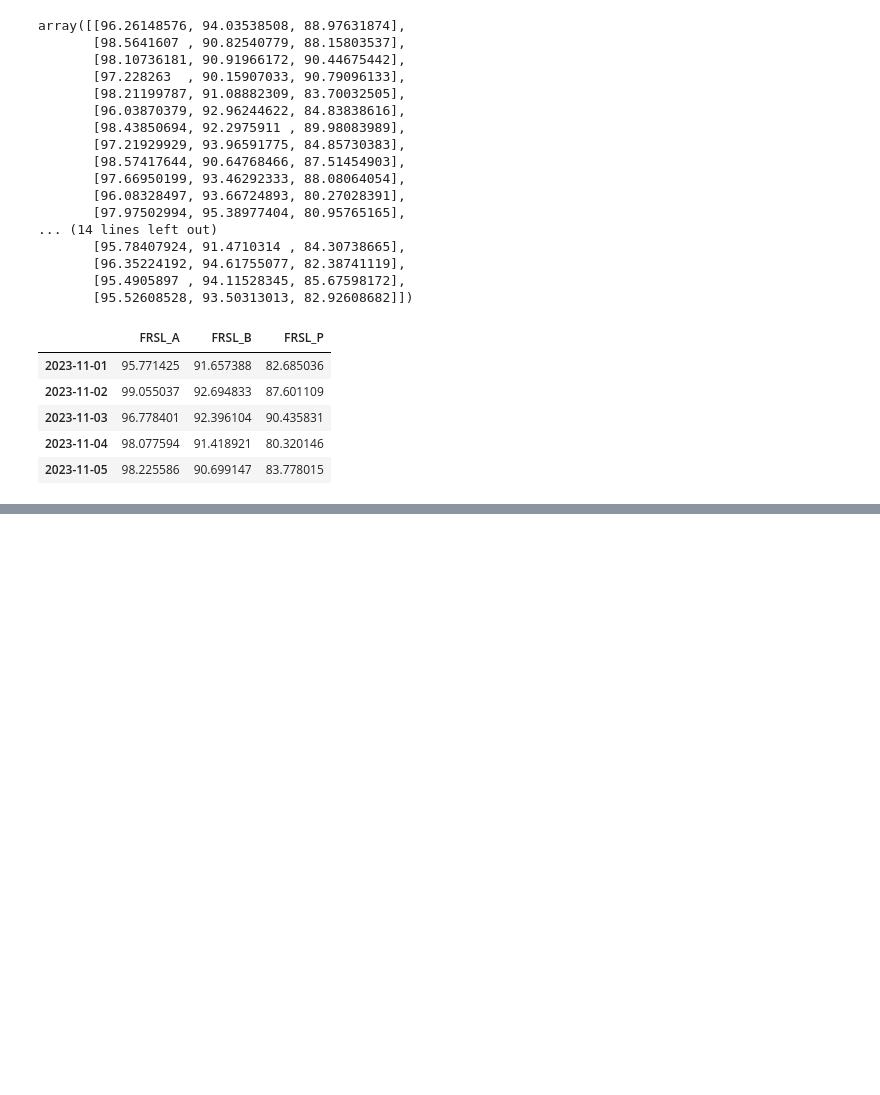
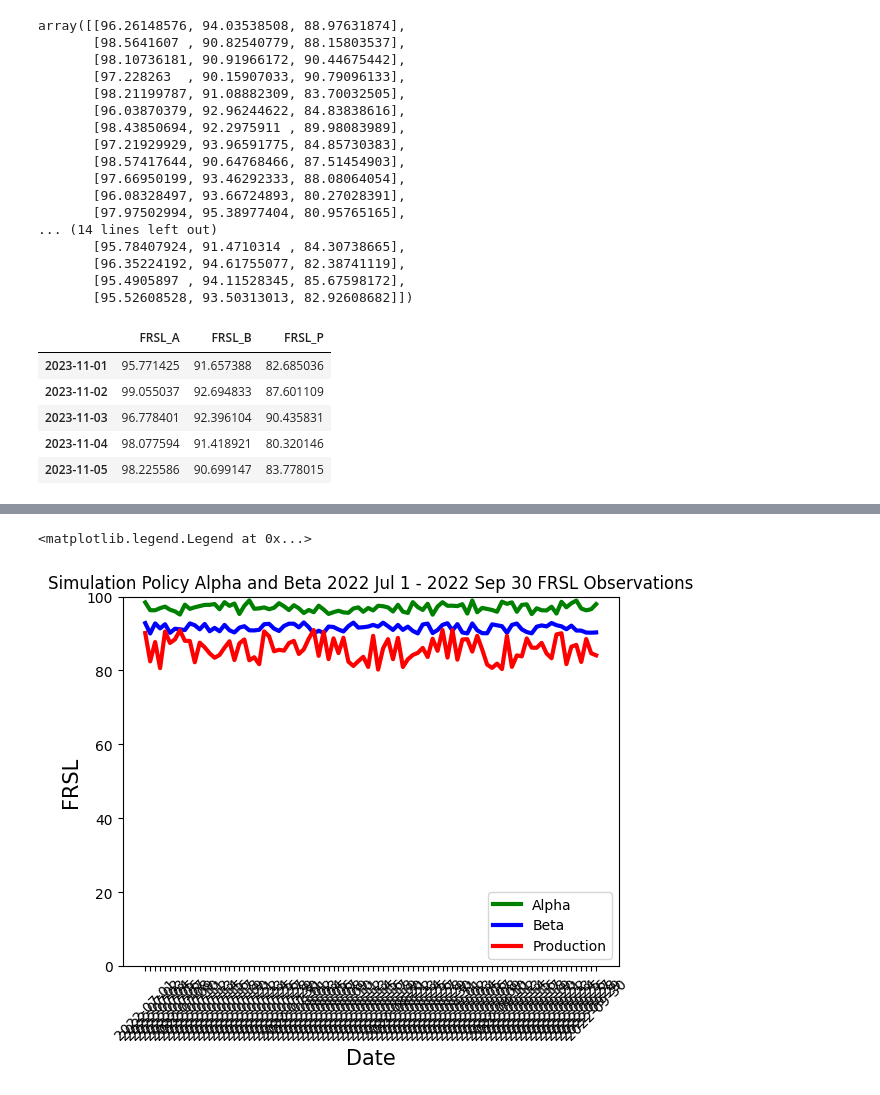
Before and after one commit to paulbright/Python, a Jupyter notebook: test_scaling.ipynb, the cells around one changed output, grey strips where cells are left out. Saved outputs shown, nothing was run; the diff lists cells and outputs as text; code cells hidden in the pictures; blank space fills up the shorter version.

```diff
--- a/test_scaling.ipynb
+++ b/test_scaling.ipynb
@@ -195,0 +196,33 @@ plt.legend(loc="upper right")
+# %%
+sim_dates = pd.date_range("2022-07-01", "2022-09-30", freq="D")
+date1 = datetime(2022, 7, 1)
+date2 = datetime(2022, 9, 30)
+numdays = (date2-date1).days + 1
+
+sim_a_data =  np.random.uniform(low=95, high=99, size=(numdays,))
+sim_b_data =  np.random.uniform(low=90, high=93, size=(numdays,))
+sim_p_data =  np.random.uniform(low=80, high=91, size=(numdays,))
+
+sim_data =  np.dstack([sim_a_data,sim_b_data,sim_p_data])[0]
+sim_df = pd.DataFrame(sim_data, index=sim_dates, columns=("FRSL_A", "FRSL_B", "FRSL_P"))
+# %%
+import matplotlib
+import matplotlib.pyplot as plt
+
+plt.title("Simulation Policy Alpha and Beta 2022 Jul 1 - 2022 Sep 30 FRSL Observations")
+plt.plot(sim_df.index, sim_df['FRSL_A'], color='green', linewidth=3, label="Alpha")
+plt.plot(sim_df.index, sim_df['FRSL_B'], color='blue', linewidth=3,  label="Beta")
+plt.plot(sim_df.index, sim_df['FRSL_P'], color='red', linewidth=3,  label="Production")
+
+ax = plt.gca()
+ax.set_ylim([0, 100])
+
+plt.xlabel('Date', fontsize=15)
+plt.ylabel('FRSL', fontsize=15)
+
+ticks = list(sim_df.index)
+plt.xticks(ticks, rotation=45)
+plt.legend(loc="lower right")
+# %% [output]
+<matplotlib.legend.Legend at 0x...>
+[figure, added]
```
Also changed, not shown: parts of 3 cells of this notebook.
